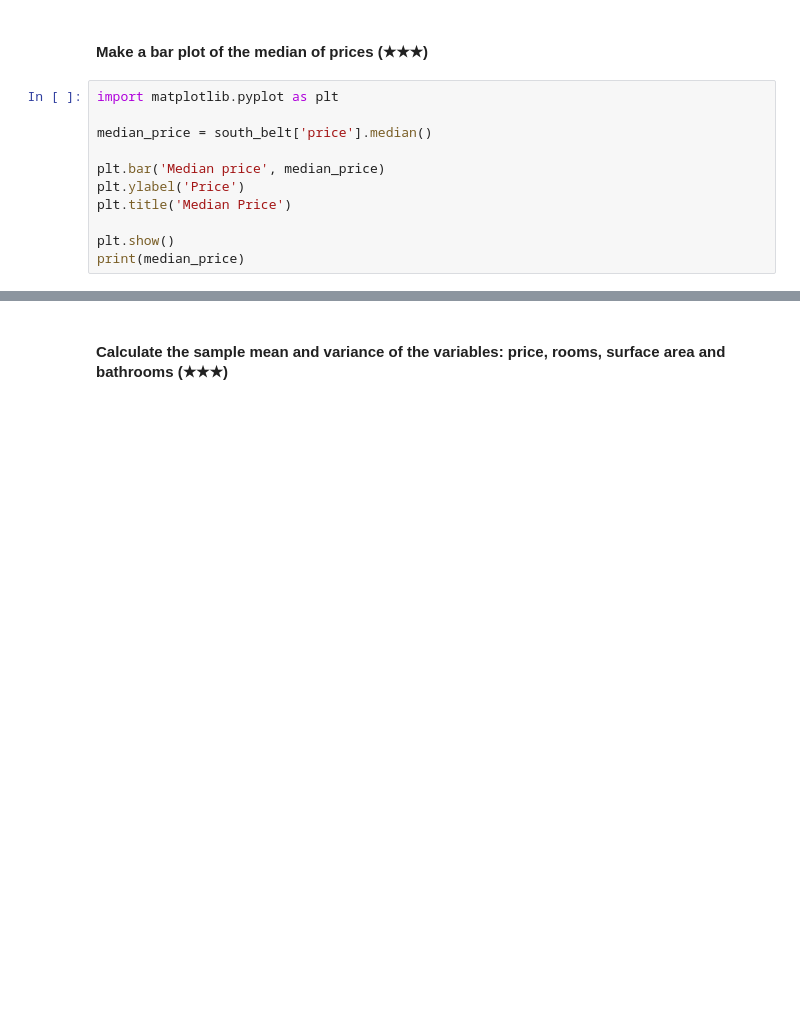
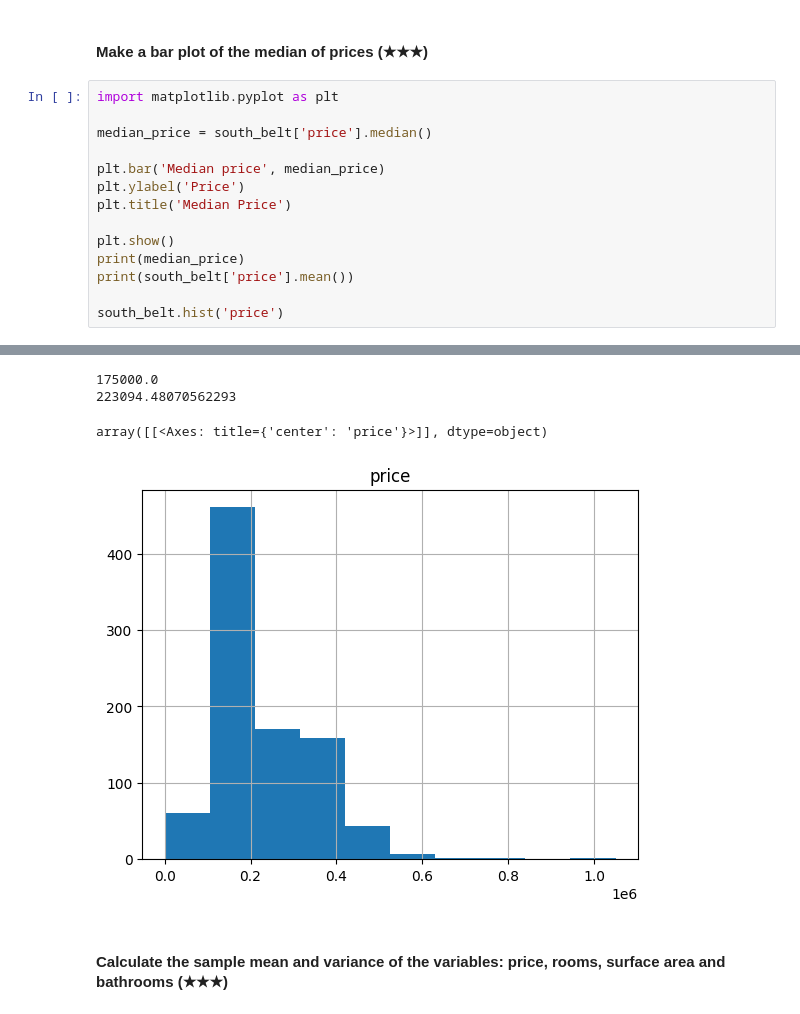
Before and after one commit to H0wl3r2001/realestate-datacleanup-exercise, a Jupyter notebook: project.ipynb, the cells around one changed output, grey strips where cells are left out. Drawn from its saved outputs; the diff is of its cells as text; blank space fills up the shorter version.

```diff
--- a/project.ipynb
+++ b/project.ipynb
@@ -183,16 +185,23 @@ south_belt
 # %%
 import matplotlib.pyplot as plt
 
 median_price = south_belt['price'].median()
 
 plt.bar('Median price', median_price)
 plt.ylabel('Price')
 plt.title('Median Price')
 
 plt.show()
 print(median_price)
+print(south_belt['price'].mean())
+
+south_belt.hist('price')
 # %% [output]
 [figure]
+175000.0
+223094.48070562293
+array([[<Axes: title={'center': 'price'}>]], dtype=object)
+[figure, added]
 # %% [markdown]
 #### Calculate the sample mean and variance of the variables: price, rooms, surface area and bathrooms (★★★)
 # %%
```
Also changed, not shown: parts of 2 cells of this notebook.
